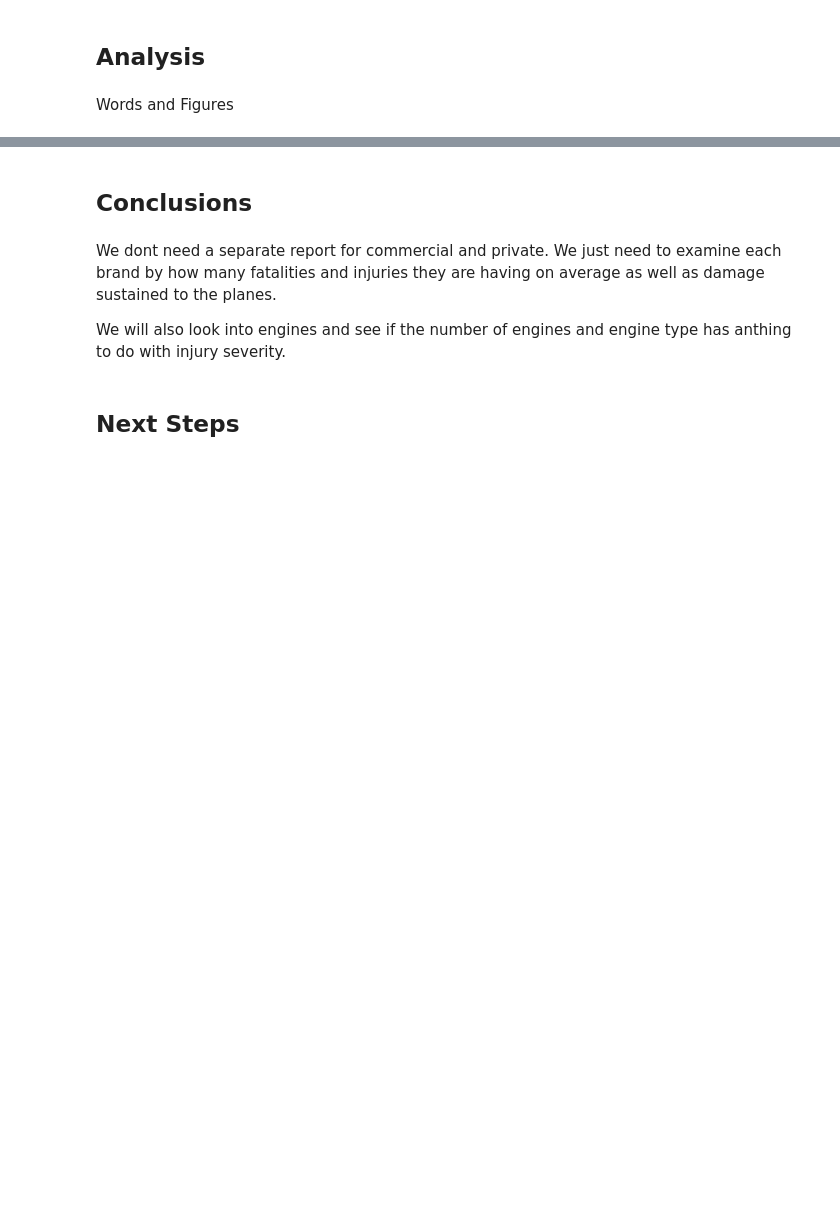
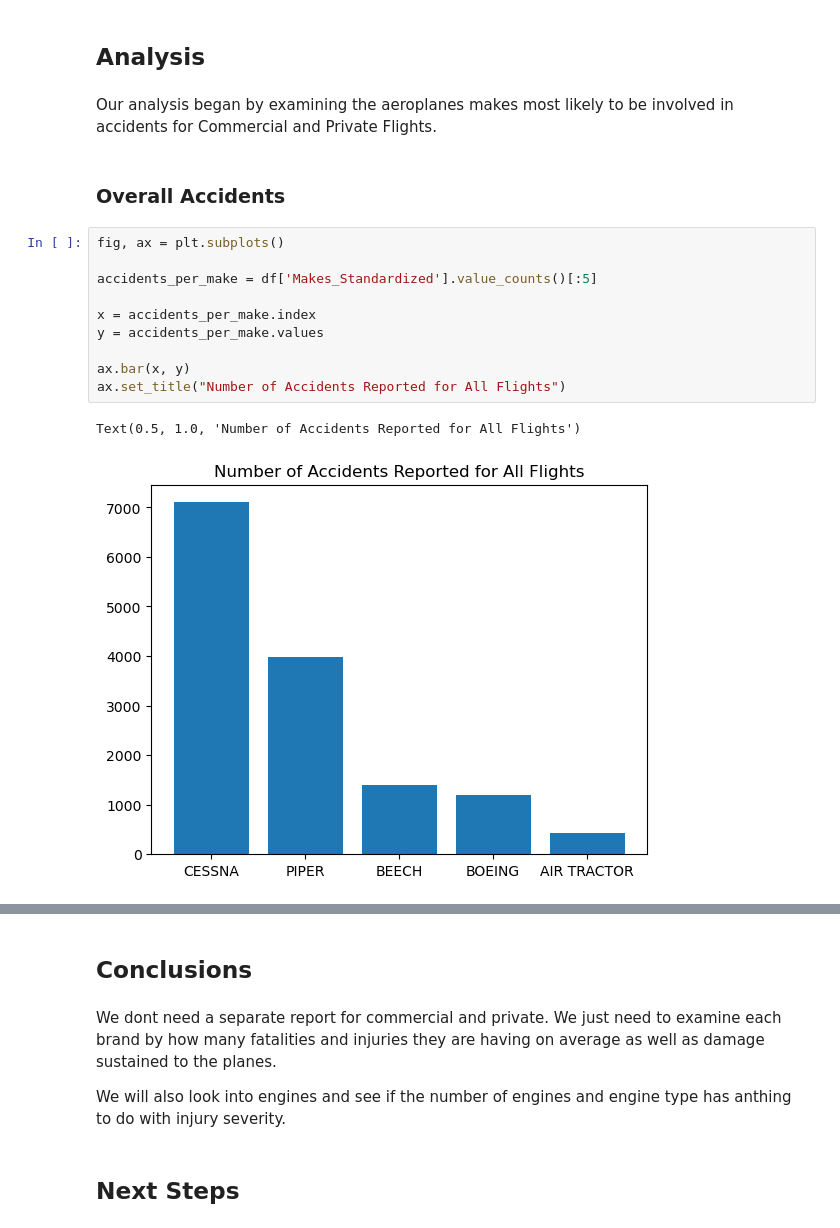
Before and after one commit to mcumiskey/Aviation-Risk-Analysis, a Jupyter notebook: aviation analysis.ipynb, the cells around one changed output, grey strips where cells are left out. Saved outputs shown, nothing was run; the diff lists cells and outputs as text; blank space fills up the shorter version.

```diff
--- a/aviation analysis.ipynb
+++ b/aviation analysis.ipynb
@@ -236,4 +270,19 @@ df.to_csv('data/clean.csv')
 # %% [markdown]
 ## Analysis
-# %% [markdown]
-Words and Figures
+# %% [markdown]
+Our analysis began by examining the aeroplanes makes most likely to be involved in accidents for Commercial and Private Flights.
+# %% [markdown]
+### Overall Accidents
+# %%
+fig, ax = plt.subplots()
+
+accidents_per_make = df['Makes_Standardized'].value_counts()[:5]
+
+x = accidents_per_make.index
+y = accidents_per_make.values
+
+ax.bar(x, y)
+ax.set_title("Number of Accidents Reported for All Flights")
+# %% [output]
+Text(0.5, 1.0, 'Number of Accidents Reported for All Flights')
+[figure, added]
```
Also changed, not shown: parts of 30 cells of this notebook, 2 other files.
